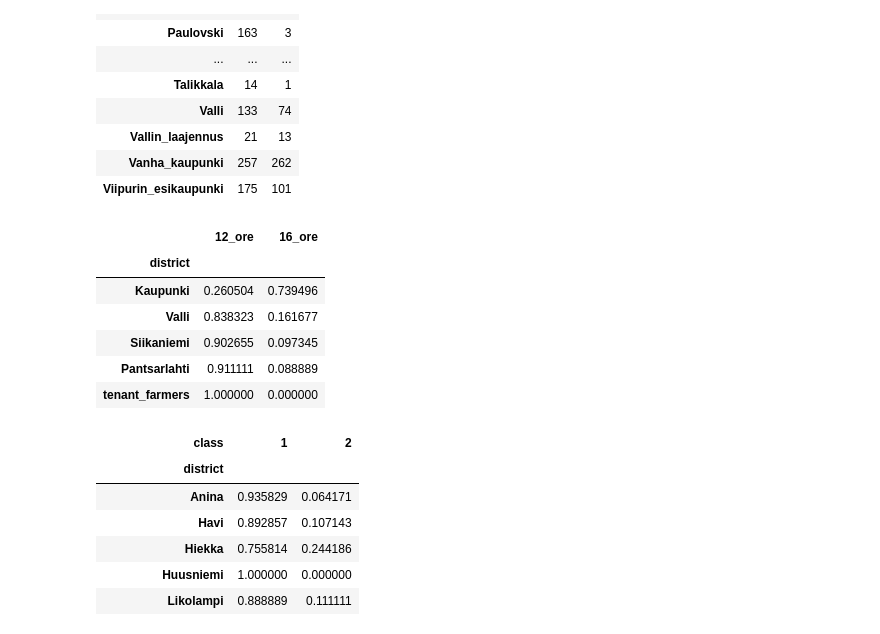
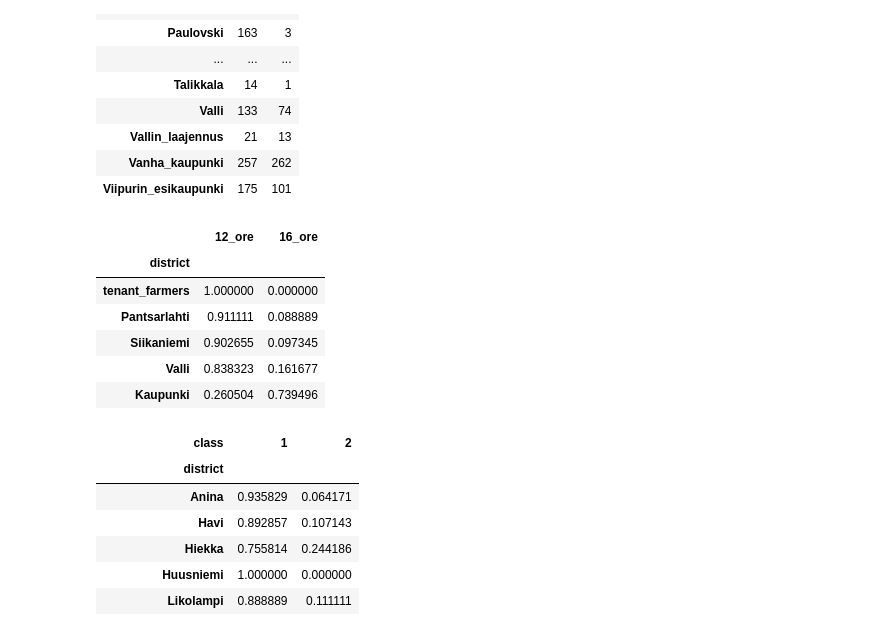
Before and after one commit to AnttiHaerkoenen/spatial_segregation, a Jupyter notebook: notebooks/building_material_1640-1880.ipynb, the cells around one changed output. Saved outputs shown, nothing was run; the diff lists cells and outputs as text; code cells hidden in the pictures.

```diff
--- a/notebooks/building_material_1640-1880.ipynb
+++ b/notebooks/building_material_1640-1880.ipynb
@@ -93,17 +93,17 @@ cross
 # %%
 income_groups_1637_pct = income_groups_1637.copy()
 income_groups_1637_pct['12_ore'] = income_groups_1637['12_ore'] / income_groups_1637.sum(axis=1)
 income_groups_1637_pct['16_ore'] = income_groups_1637['16_ore'] / income_groups_1637.sum(axis=1)
-income_groups_1637_pct = income_groups_1637_pct.sort_values(by='12_ore')
+income_groups_1637_pct = income_groups_1637_pct.sort_values(by='16_ore')
 income_groups_1637_pct
 # %% [output]
 |  | 12_ore | 16_ore |
 | district |  |  |
+| tenant_farmers | 1.000000 | 0.000000 |
+| Pantsarlahti | 0.911111 | 0.088889 |
+| Siikaniemi | 0.902655 | 0.097345 |
+| Valli | 0.838323 | 0.161677 |
 | Kaupunki | 0.260504 | 0.739496 |
-| Valli | 0.838323 | 0.161677 |
-| Siikaniemi | 0.902655 | 0.097345 |
-| Pantsarlahti | 0.911111 | 0.088889 |
-| tenant_farmers | 1.000000 | 0.000000 |
 # %%
 cross_pct = cross.copy()
 cross_pct[2] = cross[2] / cross.sum(axis=1)
```
Also changed, not shown: parts of 6 cells of this notebook.
